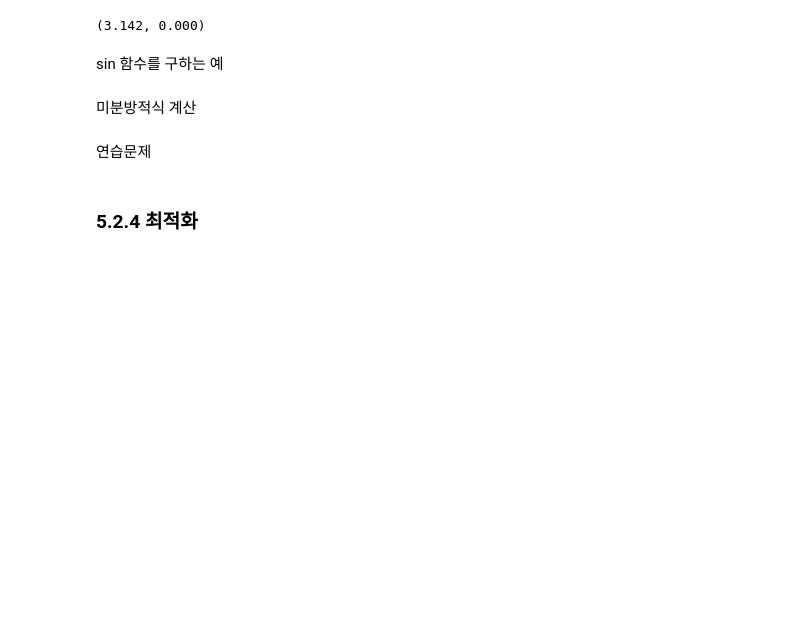
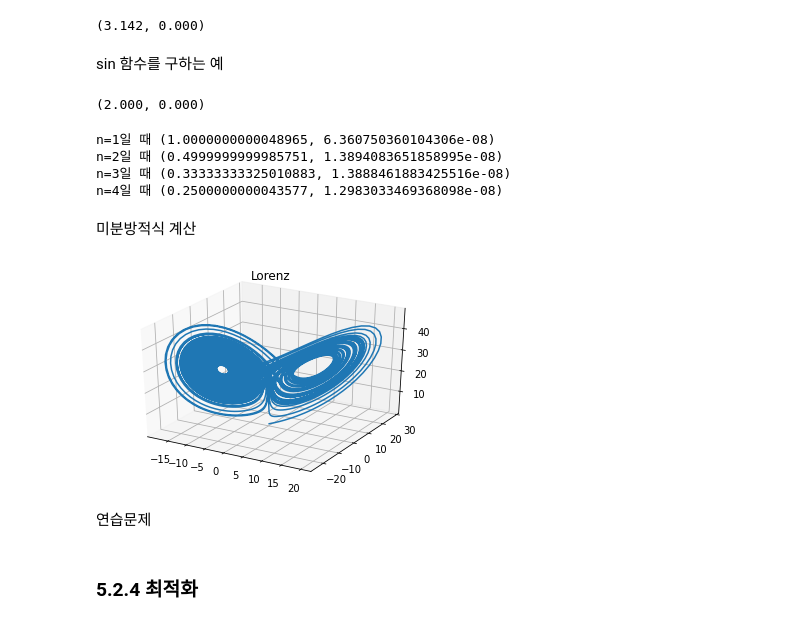
Before and after one commit to MMM-Sci/python_prac, a Jupyter notebook: CH5_Numpy.ipynb, the cells around one changed output. Saved outputs shown, nothing was run; the diff lists cells and outputs as text; code cells hidden in the pictures; blank space fills up the shorter version.

```diff
--- a/CH5_Numpy.ipynb
+++ b/CH5_Numpy.ipynb
@@ -523,8 +523,49 @@ integrate.quad(lambda x: 4/(1+x**2), 0, 1)
 # Questions 식이 주어지지 않고 점들만 주어진다면 그 아래 면적 적분을 어떻게 해야할까
 # %% [markdown]
 sin 함수를 구하는 예
+# %%
+from numpy import sin
+integrate.quad(sin, 0, math.pi/1)
+# %% [output]
+(2.000, 0.000)
+# %%
+def I(n):
+    return integrate.dblquad(lambda t, x: np.exp(-x*t)/t**n, 0, np.inf, lambda x: 1, lambda x: np.inf)
+print('n=1일 때', I(1))
+print('n=2일 때', I(2))
+print('n=3일 때', I(3))
+print('n=4일 때', I(4))
+# %% [output]
+n=1일 때 (1.0000000000048965, 6.360750360104306e-08)
+n=2일 때 (0.4999999999985751, 1.3894083651858995e-08)
+n=3일 때 (0.33333333325010883, 1.3888461883425516e-08)
+n=4일 때 (0.2500000000043577, 1.2983033469368098e-08)
 # %% [markdown]
 미분방적식 계산
+# %%
+import numpy as np
+from scipy.integrate import odeint
+import matplotlib.pyplot as plt
+from mpl_toolkits.mplot3d import Axes3D
+
+def lorenz_func(v, t, p, r, b):
+    return [-p*v[0]+p*v[1], -v[0]*v[2]+r*v[0]-v[1], v[0]*v[1]-b*v[2]]
+# %%
+p = 10
+r = 28
+b = 8/3
+v0 = [0.1, 0.1, 0.1]
+t = np.arange(0, 100, 0.01)
+
+v = odeint(lorenz_func, v0, t, args = (p, r, b))
+
+fig = plt.figure()
+ax = fig.gca(projection = '3d')
+ax.plot(v[:, 0], v[:, 1], v[:, 2])
+plt.title('Lorenz')
+plt.grid(True)
+# %% [output]
+[figure, added]
 # %% [markdown]
 연습문제
 # %%
```
Also changed, not shown: parts of 11 cells of this notebook.
